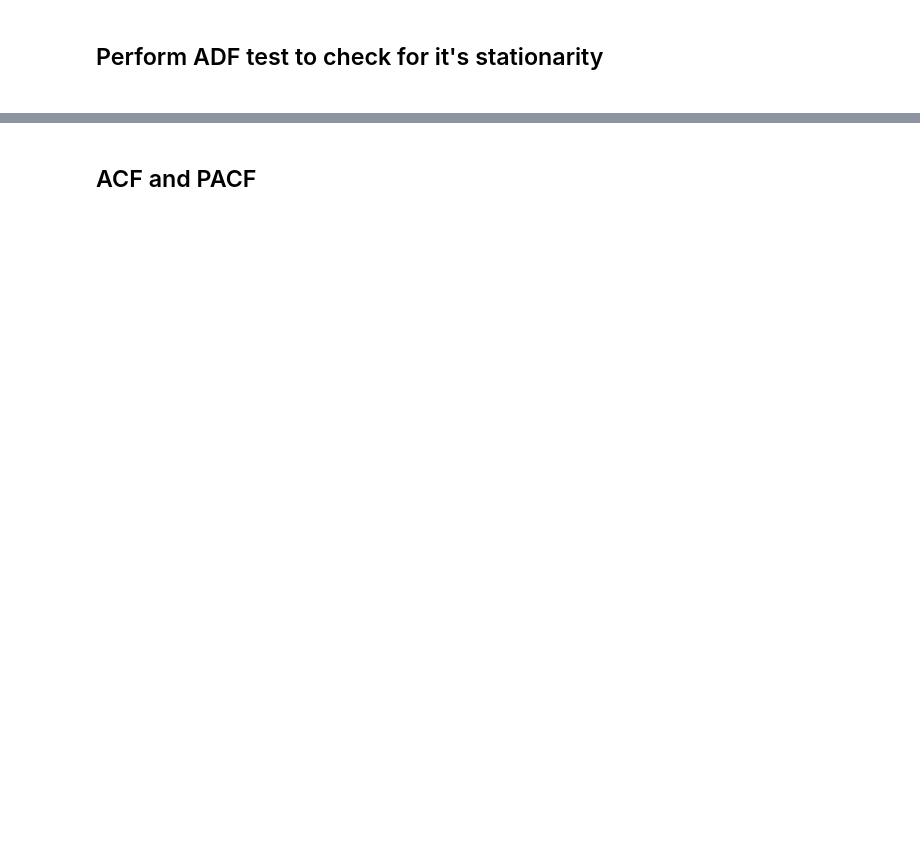
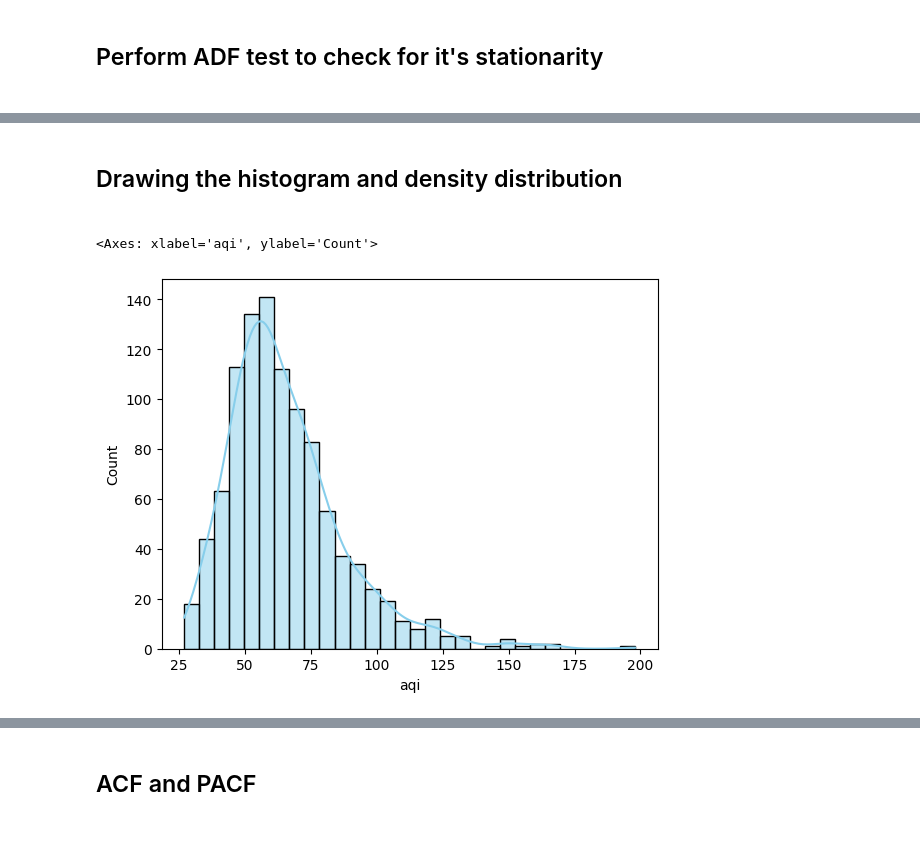
Before and after one commit to perviz822/AQI-predictor, a Jupyter notebook: preprocess.ipynb, the cells around one changed output, grey strips where cells are left out. Drawn from its saved outputs; the diff is of its cells as text; code cells hidden in the pictures; blank space fills up the shorter version.

```diff
--- a/preprocess.ipynb
+++ b/preprocess.ipynb
@@ -58,0 +63,7 @@ Critical Values: {'1%': np.float64(-3.436783610904024), '5%': np.float64(-2.8643
+# %% [markdown]
+<h2> Drawing the histogram and density distribution <h2>
+# %%
+sns.histplot(aqi_daily, bins=30, kde=True, color='skyblue', edgecolor='black')
+# %% [output]
+<Axes: xlabel='aqi', ylabel='Count'>
+[figure, added]
```
Also changed, not shown: parts of 21 cells of this notebook, 1 other file.
